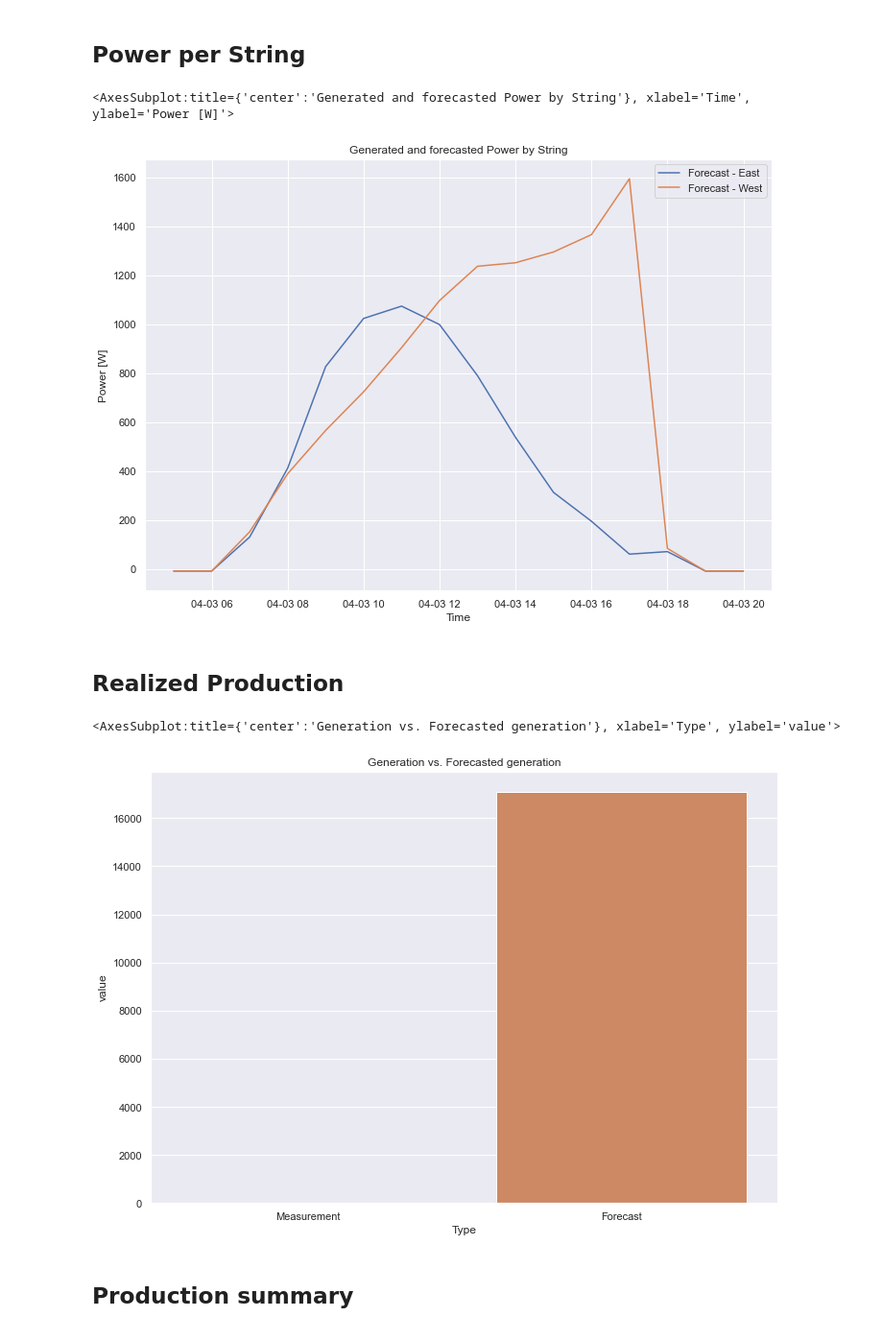
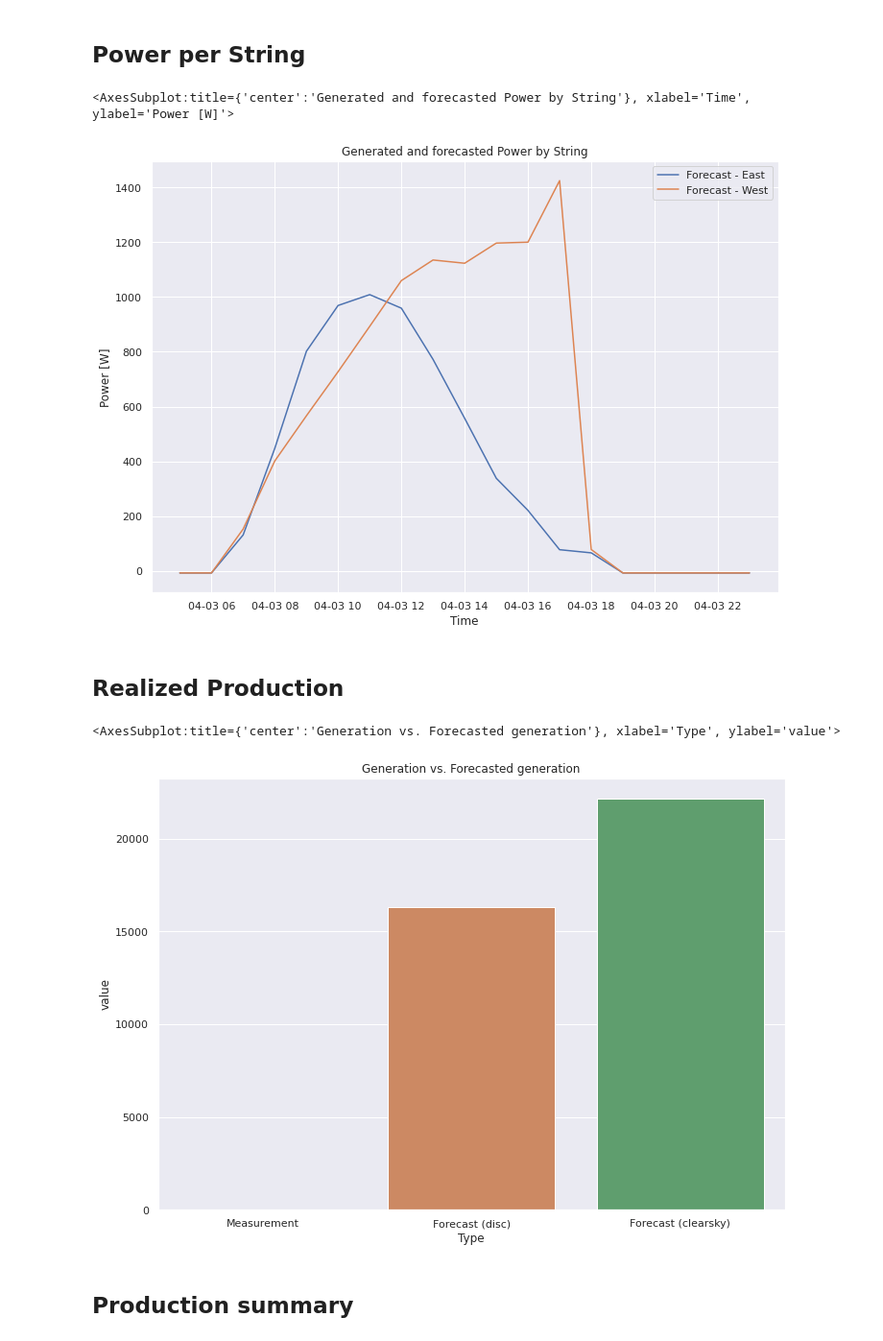
Before and after one commit to tinoetzold/PV-Prognose, a Jupyter notebook: analyze_data.ipynb, the cells around one changed output. Shown at 96% size. Cells and saved outputs as stored; diff of their text form; code cells hidden in the pictures.

Commit message:
Updated analysis notebook to compare models

```diff
--- a/analyze_data.ipynb
+++ b/analyze_data.ipynb
@@ -11,7 +11,7 @@ sns.set_style("whitegrid")
 The datafile will be opened and adapted to fit the required formats.
 # %%
 #data_file = os.path.join(os.getcwd(), "pv_data", "2021_q1.csv")
-data_file = os.path.join(os.getcwd(), "pv_data", "2021_04_02.csv")
+data_file = os.path.join(os.getcwd(), "pv_data", "2021_04_01.csv")
 mydf = pd.read_csv(data_file, skiprows=6, delimiter="\t", index_col="Zeit")
 mydf.index = pd.to_datetime(mydf.index, unit='s')
 mydf.index = mydf.index.tz_localize('UTC') + pd.offsets.Hour(1)
@@ -27,9 +27,9 @@ pv_gen_hourly = mydf.groupby(pd.Grouper(freq='H', closed='right')).mean()
 # %% [markdown]
 # Open the forecast data
 # %%
-data_file = os.path.join(os.getcwd(), "output", "2021_04_02_09_29_Uhr.csv")
+data_file = os.path.join(os.getcwd(), "output", "2021_04_03_09_50_Uhr.csv")
 
-forecast_data = pd.read_csv(data_file, index_col="DATE")
+forecast_data = pd.read_csv(data_file, index_col="date")
 forecast_data.index = pd.to_datetime(forecast_data.index)
 forecast_data.columns
 # %% [output]
@@ -81,0 +78,10 @@ sns.lineplot(x="Zeit", y="HC3 P", data=data_pv_overall, label="From Grid", ax=ax
+# %%
+fig, ax = plt.subplots()
+ax.set_xlabel("Time")
+ax.set_ylabel("Power [W]")
+ax.set_title("Comparison of forecast models")
+sns.set(rc={'figure.figsize':(11.7,8.27)})
+sns.lineplot(x="Zeit", y="ALL_AC_POWER", data=data_pv_h, label="Measured", ax=ax)
+sns.lineplot(x=forecast_h.index, y="ALL_AC_POWER_disc", data=forecast_h, label="Forecast (disc modell)", ax=ax)
+sns.lineplot(x=forecast_h.index, y="ALL_AC_POWER_dirint", data=forecast_h, label="Forecast (dirint modell)", ax=ax)
+sns.lineplot(x=forecast_h.index, y="ALL_AC_POWER_clearsky", data=forecast_h, label="Forecast (clearsky modell)", ax=ax)
@@ -88,28 +97,29 @@ ax.set_ylabel("Power [W]")
 ax.set_title("Generated and forecasted Power by String")
 sns.lineplot(x="Zeit", y="DC2 P", data=data_pv_h, label="Measured - East", ax=ax)
 sns.lineplot(x="Zeit", y="DC1 P", data=data_pv_h, label="Measured - West", ax=ax)
-sns.lineplot(x=forecast_h.index, y="Ost_ac", data=forecast_h, label="Forecast - East", ax=ax)
-sns.lineplot(x=forecast_h.index, y="West_ac", data=forecast_h, label="Forecast - West", ax=ax)
+sns.lineplot(x=forecast_h.index, y="Ost_ac_disc", data=forecast_h, label="Forecast - East", ax=ax)
+sns.lineplot(x=forecast_h.index, y="West_ac_disc", data=forecast_h, label="Forecast - West", ax=ax)
 # %% [output]
 <AxesSubplot:title={'center':'Generated and forecasted Power by String'}, xlabel='Time', ylabel='Power [W]'>
-[figure, old version]
+[figure, new version]
 # %% [markdown]
 ## Realized Production
 # %%
 fig, ax = plt.subplots()
 ax.set_xlabel("")
 ax.set_ylabel("Generation [Wh]")
 ax.set_title("Generation vs. Forecasted generation")
 overall_production = data_pv_h["ALL_AC_POWER"].loc[data_pv_h["ALL_AC_POWER"] > 0].sum()
-overall_forecast = forecast_h["ALL_AC_POWER"].loc[forecast_h["ALL_AC_POWER"] > 0].sum()
-overall = pd.DataFrame({'Type': ["Measurement", "Forecast"],
-                        "value": [overall_production, overall_forecast]})
+clearsky_forecast = forecast_h["ALL_AC_POWER_clearsky"].loc[forecast_h["ALL_AC_POWER_clearsky"] > 0].sum()
+overall_forecast = forecast_h["ALL_AC_POWER_disc"].loc[forecast_h["ALL_AC_POWER_disc"] > 0].sum()
+overall = pd.DataFrame({'Type': ["Measurement", "Forecast (disc)", "Forecast (clearsky)"],
+                        "value": [overall_production, overall_forecast, clearsky_forecast]})
 
 
 sns.barplot(x="Type", y="value", data=overall)
 # %% [output]
 <AxesSubplot:title={'center':'Generation vs. Forecasted generation'}, xlabel='Type', ylabel='value'>
-[figure, old version]
+[figure, new version]
 # %% [markdown]
 ## Production summary
 # %% [markdown]
```
Also changed, not shown: parts of 9 cells of this notebook.
